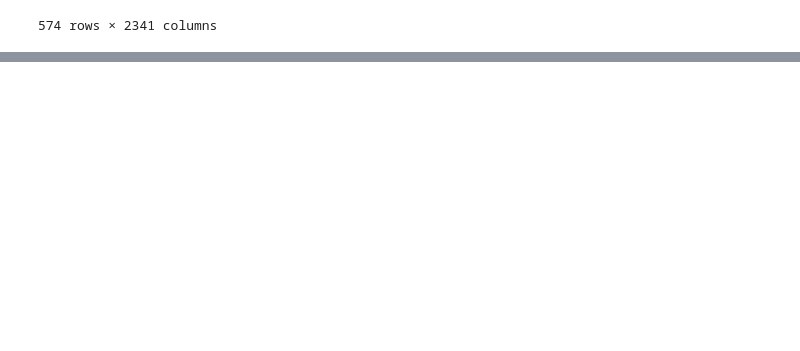
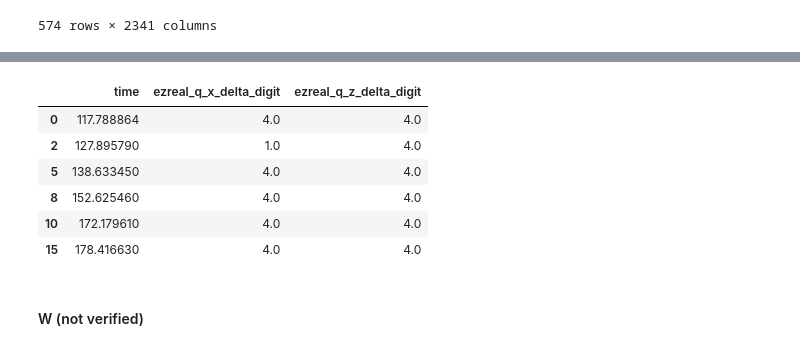
Before and after one commit to MiscellaneousStuff/tlol-analysis, a Jupyter notebook: obs_act_spec_clean.ipynb, the cells around one changed output, grey strips where cells are left out. Cells and saved outputs as stored; diff of their text form; code cells hidden in the pictures; blank space fills up the shorter version.

```diff
--- a/obs_act_spec_clean.ipynb
+++ b/obs_act_spec_clean.ipynb
@@ -220,0 +288,33 @@ replay_df
+# %%
+# Get every time q was cast (this will be 100% acc)
+qcd_s_cur  = spell_casts["q_cd"]
+qcd_s_prev = spell_casts["q_cd"].shift(-1).fillna(0)
+qcd_s_diff = qcd_s_cur - qcd_s_prev
+q_cast     = (qcd_s_diff == qcd_s_cur) & (qcd_s_cur > 0)
+# spell_casts_full = spell_casts.merge(q_cast, on=["time"])
+print("Number of ezreal q casts:", q_cast.sum())
+
+# Look through ezreal missiles to find the ezreal q's
+# (This will be less than 100% acc because of timing issue with scraping
+# missiles)
+ezreal_q_df = pd.read_sql(
+    "SELECT time, start_pos_x, start_pos_z, end_pos_x, end_pos_z FROM missiles WHERE spell_name = 'EzrealQ';",
+    con)
+ezreal_q_df = ezreal_q_df.drop_duplicates(
+    subset=['start_pos_x', 'start_pos_z'])
+print(ezreal_q_df)
+
+# Get q spell aim as digital
+ezreal_q_start_pos  = ezreal_q_df[["time", "start_pos_x", "start_pos_z"]]
+ezreal_q_end_pos = ezreal_q_df[["time", "end_pos_x", "end_pos_z"]]
+ezreal_q_end_pos = ezreal_q_end_pos.fillna(0)
+ezreal_q_x_delta  = ezreal_q_end_pos["end_pos_x"] - ezreal_q_start_pos["start_pos_x"]
+ezreal_q_z_delta  = ezreal_q_end_pos["end_pos_z"] - ezreal_q_start_pos["start_pos_z"]
+
+ezreal_q_x_delta_digit = (ezreal_q_x_delta / 100).round().clip(-4, +4)
+ezreal_q_z_delta_digit = (ezreal_q_z_delta / 100).round().clip(-4, +4)
+
+ezreal_q_df["ezreal_q_x_delta"] = ezreal_q_x_delta
+ezreal_q_df["ezreal_q_z_delta"] = ezreal_q_z_delta
+ezreal_q_df["ezreal_q_x_delta_digit"] = ezreal_q_x_delta_digit
+ezreal_q_df["ezreal_q_z_delta_digit"] = ezreal_q_z_delta_digit
@@ -220,0 +330,14 @@ replay_df
+# %%
+ezreal_q_df_final = \
+    ezreal_q_df[["time", "ezreal_q_x_delta_digit", "ezreal_q_z_delta_digit"]]
+ezreal_q_df_final
+# %% [output]
+|  | time | ezreal_q_x_delta_digit | ezreal_q_z_delta_digit |
+| 0 | 117.788864 | 4.0 | 4.0 |
+| 2 | 127.895790 | 1.0 | 4.0 |
+| 5 | 138.633450 | 4.0 | 4.0 |
+| 8 | 152.625460 | 4.0 | 4.0 |
+| 10 | 172.179610 | 4.0 | 4.0 |
+| 15 | 178.416630 | 4.0 | 4.0 |
+# %% [markdown]
+#### W (not verified)
```
Also changed, not shown: parts of 17 cells of this notebook, 1 other file.
